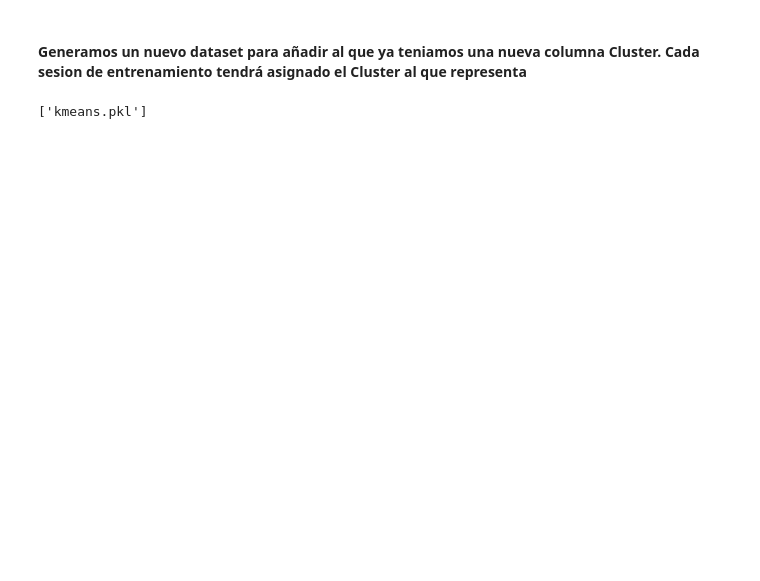
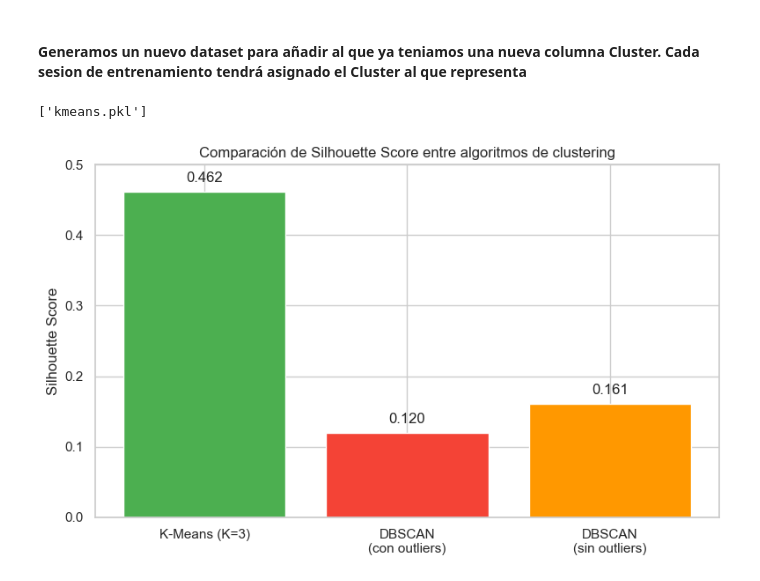
Before and after one commit to carlyg7/TFG, a Jupyter notebook: clustering.ipynb, the cells around one changed output. Cells and saved outputs as stored; diff of their text form; code cells hidden in the pictures; blank space fills up the shorter version.

```diff
--- a/clustering.ipynb
+++ b/clustering.ipynb
@@ -431,3 +311,26 @@ joblib.dump(scaler, "scaler.pkl")
 joblib.dump(kmeans, "kmeans.pkl")
 # %% [output]
 ['kmeans.pkl']
+# %%
+import matplotlib.pyplot as plt
+
+# Datos
+algorithms = ['K-Means (K=3)', 'DBSCAN\n(con outliers)', 'DBSCAN\n(sin outliers)']
+silhouette_scores = [0.462, 0.120, 0.161]
+
+# Gráfica
+plt.figure(figsize=(8, 5))
+bars = plt.bar(algorithms, silhouette_scores, color=['#4CAF50', '#F44336', '#FF9800'])
+plt.ylim(0, 0.5)
+plt.title('Comparación de Silhouette Score entre algoritmos de clustering')
+plt.ylabel('Silhouette Score')
+
+# Añadir etiquetas a las barras
+for bar in bars:
+    yval = bar.get_height()
+    plt.text(bar.get_x() + bar.get_width()/2, yval + 0.01, f"{yval:.3f}", ha='center', va='bottom')
+
+plt.tight_layout()
+plt.show()
+# %% [output]
+[figure, added]
```
Also changed, not shown: parts of 16 cells of this notebook, 15 other files.
